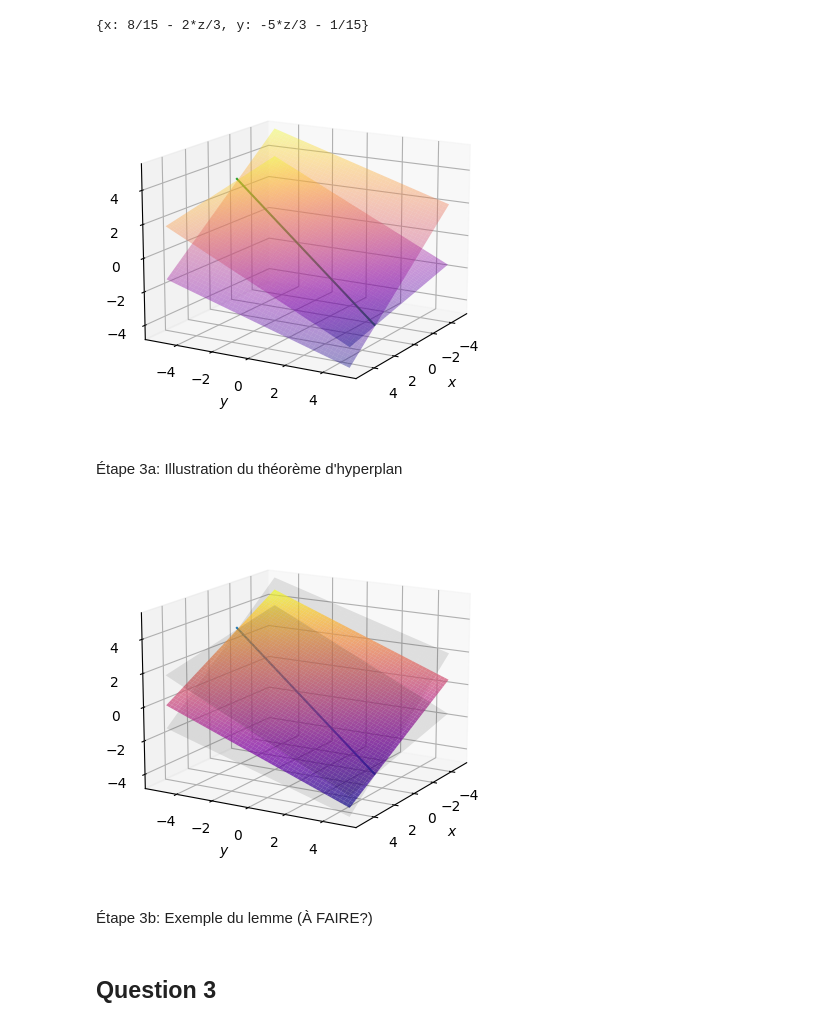
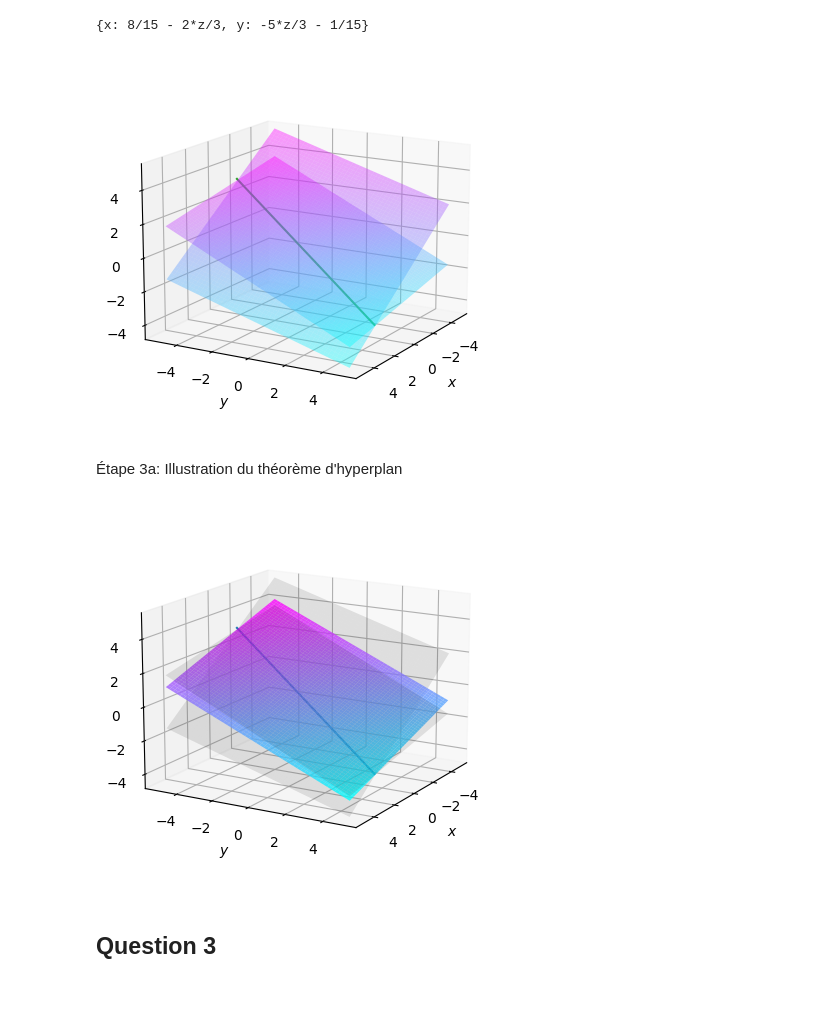
Before and after one commit to Languisher/Projects-2023, a Jupyter notebook: Projet_AL/Projet_Final.ipynb, the cells around one changed output. Drawn from its saved outputs; the diff is of its cells as text; code cells hidden in the pictures; blank space fills up the shorter version.

```diff
--- a/Projet_AL/Projet_Final.ipynb
+++ b/Projet_AL/Projet_Final.ipynb
@@ -229,3 +239,36 @@ plt.savefig("./a1.pdf")
 plt.show()
 # %% [output]
 [figure]
+# %%
+# Planes
+ax = plt.axes(projection="3d")
+ax.grid(linewidth=0.5, linestyle='-', alpha=0.1)
+x_data = np.arange(-5, 5, 0.01)
+y_data = np.arange(-5, 5, 0.01)
+
+X, Y = np.meshgrid(x_data, y_data)
+
+point_intersection_Z = [0, 0, 0]
+label_pos_x = [3, -2, -4]
+label_pos_y = [2, 2, -4]
+label_pos_z = [0, 5.5, -3]
+# ---Explication : Ici, on utilise le nom "point_intersection" comme celui dans l'exemple précédent--- #
+for i in range(3):
+    point_intersection_Z[i] = (point_intersection.params[i][3] - \
+                            point_intersection.params[i][0] * X - \
+                            point_intersection.params[i][1] * Y) / point_intersection.params[i][2]
+
+    ax.plot_surface(X, Y, point_intersection_Z[i], alpha=0.4)
+
+    ax.text(label_pos_x[i], label_pos_y[i], label_pos_z[i], f'Plane {i+1}: ${point_intersection.eqs[i]}$', fontsize=7)
+
+# Le ligne 20 est SEULEMENT POUR ILLUSTRATION, MAIS PAS DANS LA PARTIE D'DÉMONSTRATION !
+point_commun = sp.solve((point_intersection.eqs[0], point_intersection.eqs[1], point_intersection.eqs[2]), (x, y, z))
+ax.scatter(point_commun[x], point_commun[y], point_commun[z], color="black", alpha=0.8, s=10)
+ax.set_xlabel("$x$")
+ax.set_ylabel("$y$")
+ax.set_zlabel("$z$")
+
+# ax.view_init(azim=30, elev=15)
+plt.savefig("./a1.pdf")
+plt.show()
@@ -453,35 +501,35 @@ x_data = np.arange(-5, 5, 0.01)
 y_data = np.arange(-5, 5, 0.01)
 
 X, Y = np.meshgrid(x_data, y_data)
 
 droite_reference_Z = [0, 0]
 
 # ---Explication : Ici, on utilise le nom "point_intersection" comme celui dans l'exemple précédent--- #
 for i in range(2):
     droite_reference_Z[i] =   (droite_reference.params[i][3] - \
                                droite_reference.params[i][0] * X - \
                                droite_reference.params[i][1] * Y) / droite_reference.params[i][2]
 
-    ax.plot_surface(X, Y, droite_reference_Z[i], cmap="plasma", alpha=0.4)
+    ax.plot_surface(X, Y, droite_reference_Z[i], cmap="cool", alpha=0.4)
 
 # Le ligne 20 est SEULEMENT POUR ILLUSTRATION, MAIS PAS DANS LA PARTIE D'DÉMONSTRATION !
 ligne_commun = sp.solve((droite_reference.eqs[0], droite_reference.eqs[1]), (x, y, z))
 z_val = np.linspace(-3, 3, 100)
 ##########################
 x_val = 8/15 - 2*z_val/3 # Change ici si vous changez la droite
 y_val = -5*z_val/3 - 1/15 # Change ici si vous changez la droite
 ##########################
 
 plt.plot(x_val, y_val, z_val)
 ax.set_xlabel("$x$")
 ax.set_ylabel("$y$")
 ax.set_zlabel("$z$")
 
 ax.view_init(azim=30, elev=15)
 plt.savefig("./b2.pdf")
 plt.show()
 # %% [output]
-[figure, old version]
+[figure, new version]
 # %% [markdown]
 Étape 3a: Illustration du théorème d'hyperplan
 # %%
@@ -525,7 +573,7 @@ plan_nouveau_Z = ((n_lamda * droite_reference.params[0][3] + \
                   n_mu * droite_reference.params[1][2]
                   )
 
-ax.plot_surface(X, Y, plan_nouveau_Z, cmap="plasma", alpha=0.7)
+ax.plot_surface(X, Y, plan_nouveau_Z, cmap="cool", alpha=0.8)
 
 ax.set_xlabel("$x$")
 ax.set_ylabel("$y$")
@@ -535,9 +583,7 @@ ax.view_init(azim=30, elev=15)
 plt.savefig("./b3.pdf")
 plt.show()
 # %% [output]
-[figure, old version]
+[figure, new version]
-# %% [markdown]
-Étape 3b: Exemple du lemme (À FAIRE?)
 # %% [markdown]
 ## Question 3
 # %%
```
Also changed, not shown: parts of 10 cells of this notebook, 10 other files.
